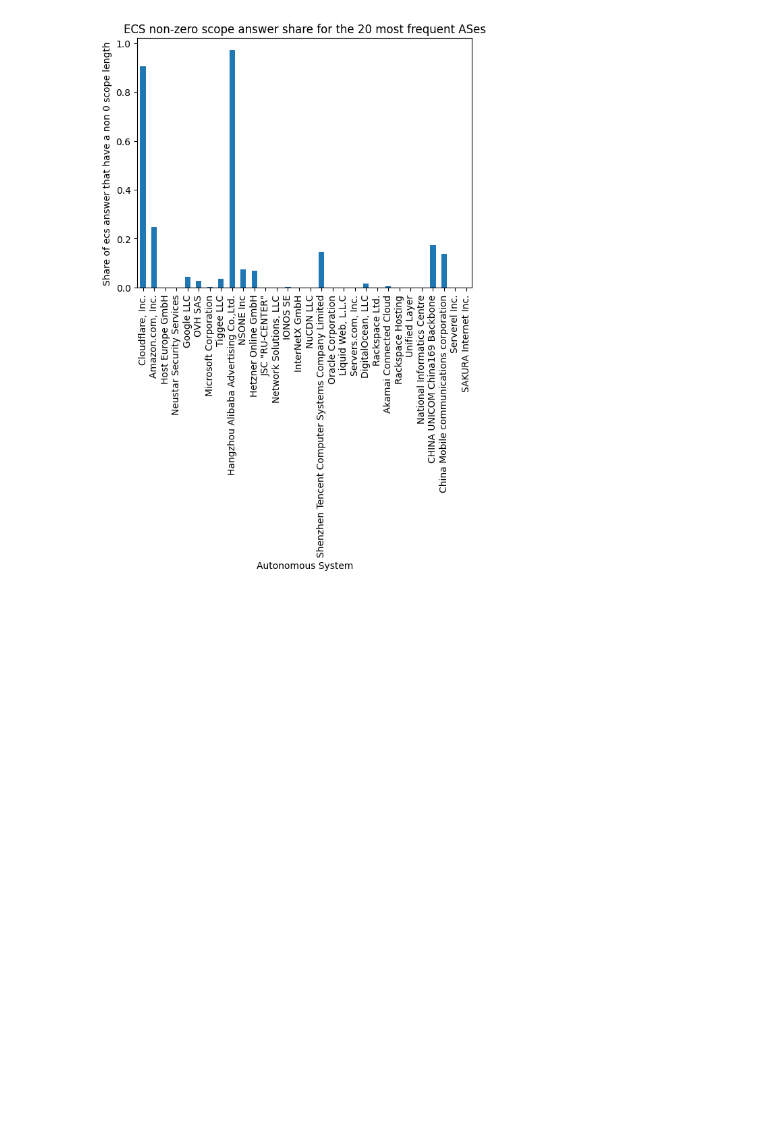
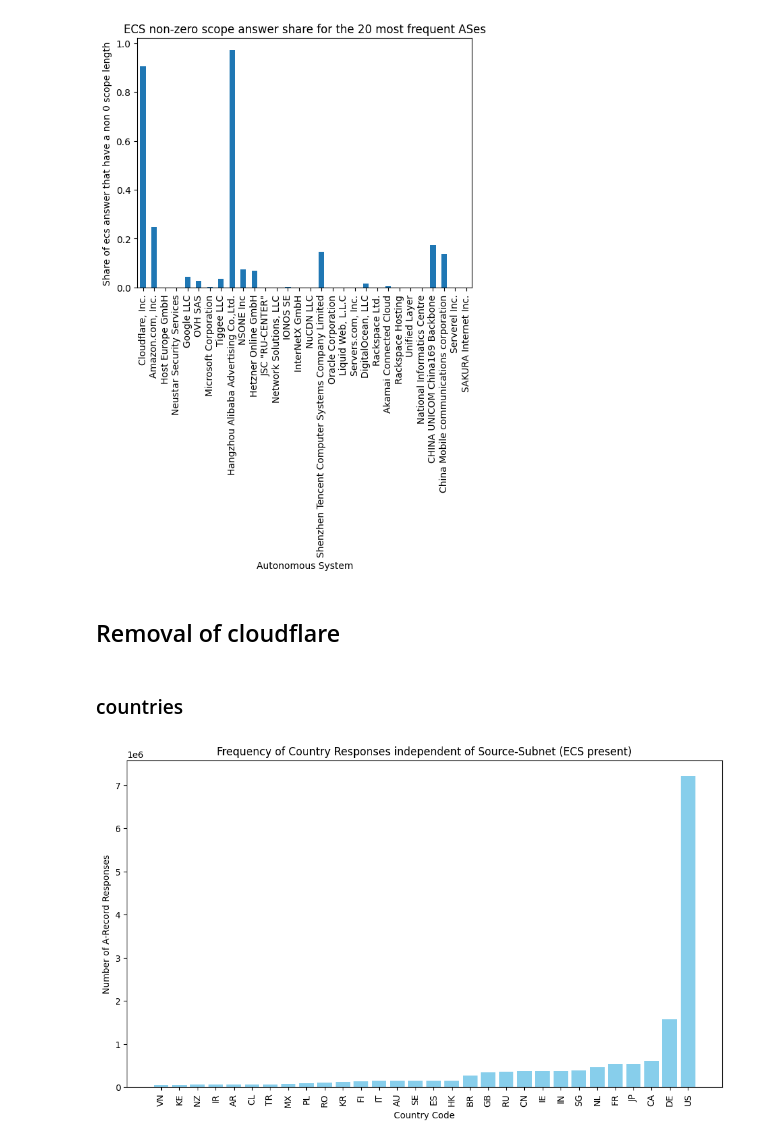
Before and after one commit to f10d0/edns_subnet_measurement, a Jupyter notebook: analysis/graphs.ipynb, the cells around one changed output. Cells and saved outputs as stored; diff of their text form; code cells hidden in the pictures; blank space fills up the shorter version.

Commit message:
filtering cloudflare

```diff
--- a/analysis/graphs.ipynb
+++ b/analysis/graphs.ipynb
@@ -15,9 +15,12 @@ import maxminddb
 GEOIP_PATH = "db/country_asn_2024-01-25.mmdb"
 SCAN_PATH = "csvs/scan_2024-01-23_15-11.csv.gz"
 ENR_SCAN_PATH = "csvs/enriched_scan_ipinfo.csv.gz"
+ENR_FLTR_SCAN_PATH = "csvs/enriched_nocloudflare_scan_ipinfo.csv.gz"
 PLOT_PATH = "plots"
+NO_CLOUDFLARE_PATH = "plots/nocloudflare"
 # INIT
 os.makedirs(PLOT_PATH, exist_ok=True)
+os.makedirs(NO_CLOUDFLARE_PATH, exist_ok=True)
 import df_logic
 df_logic.init_geo(GEOIP_PATH)
 import plots
@@ -123,3 +124,5 @@ df = df_logic.load_enriched_csv(ENR_SCAN_PATH, usecols=["scope", "ns-as"])
 plots.plot_non_zero_scope_answer_share(df, PLOT_PATH)
 # %% [output]
 [figure]
+# %% [markdown]
+## Removal of cloudflare
@@ -125,0 +131,8 @@ plots.plot_non_zero_scope_answer_share(df, PLOT_PATH)
+# %% [markdown]
+### countries
+# %%
+# mapping received responses to countries (ecs)
+df = df_logic.load_enriched_csv(ENR_FLTR_SCAN_PATH, usecols=["domain","scope","subnet-location","ip-locations"])
+plots.plot_country_responses(df, NO_CLOUDFLARE_PATH)
+# %% [output]
+[figure, added]
```
Also changed, not shown: parts of 7 cells of this notebook, 3 other files.
